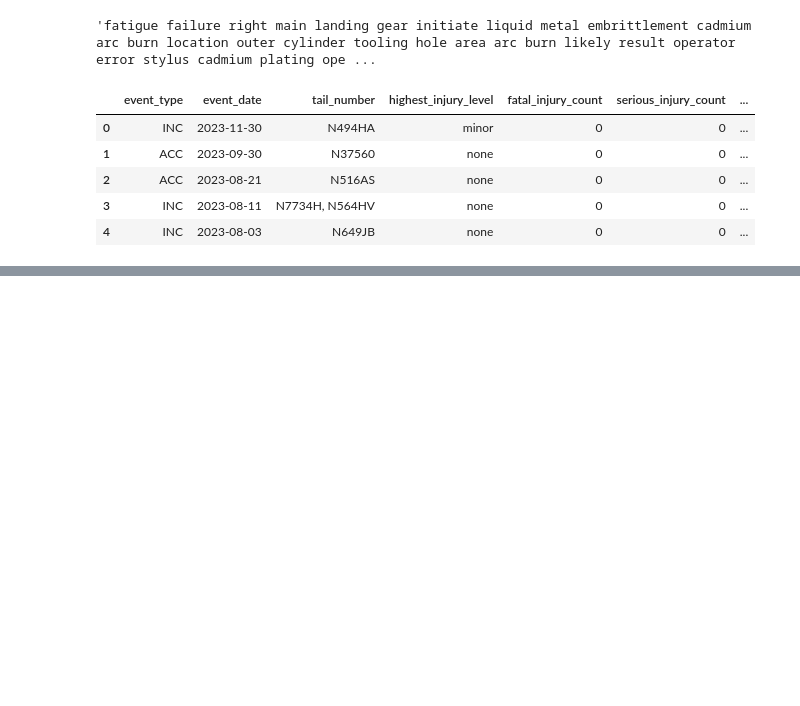
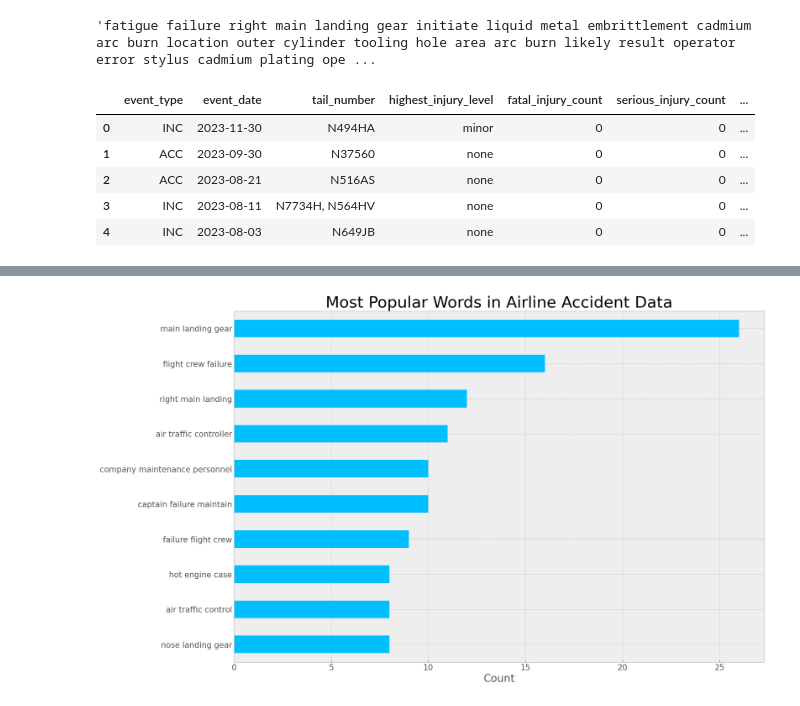
Before and after one commit to FragariaChemist/airline_safety, a Jupyter notebook: 02_spacy_nlp_processing_KH.ipynb, the cells around one changed output, grey strips where cells are left out. Saved outputs shown, nothing was run; the diff lists cells and outputs as text; code cells hidden in the pictures; blank space fills up the shorter version.

```diff
--- a/02_spacy_nlp_processing_KH.ipynb
+++ b/02_spacy_nlp_processing_KH.ipynb
@@ -104,0 +206,11 @@ cleaned_df.to_csv('./data/text_processed_aviation_data.csv', index = False)
+# %%
+# Trigrams
+trigram_cvec = CountVectorizer(max_features = 2000, ngram_range = (3,3))
+trigram_vectors = trigram_cvec.fit_transform(processed_words)
+
+#create a dataframe of trigram vectors and columns representing the words
+trigram_vec_df = pd.DataFrame(trigram_vectors.todense(),
+                     columns = trigram_cvec.get_feature_names_out())
+
+
+trigram_vec_df.head()
@@ -104,0 +225,22 @@ cleaned_df.to_csv('./data/text_processed_aviation_data.csv', index = False)
+# %%
+# Plot for most popular trigrams in set
+
+# Plot Settings
+plt.figure(figsize = (18,12))
+plt.style.use('bmh')
+plt.tight_layout()
+
+#Plot
+trigram_vec_df.sum().sort_values(ascending = True).tail(10).plot(kind = 'barh', color = 'deepskyblue')
+
+#Plot labels
+plt.yticks(fontsize = 15)
+plt.xlabel('Count', size = 20)
+plt.xticks(fontsize = 15)
+plt.title('Most Popular Words in Airline Accident Data', size = 30)
+
+
+#Save and export
+plt.savefig('../project-3/plot_images/most_popular_trigrams.png', dpi = 192);
+# %% [output]
+[figure, added]
```
Also changed, not shown: parts of 11 cells of this notebook, 5 other files.
